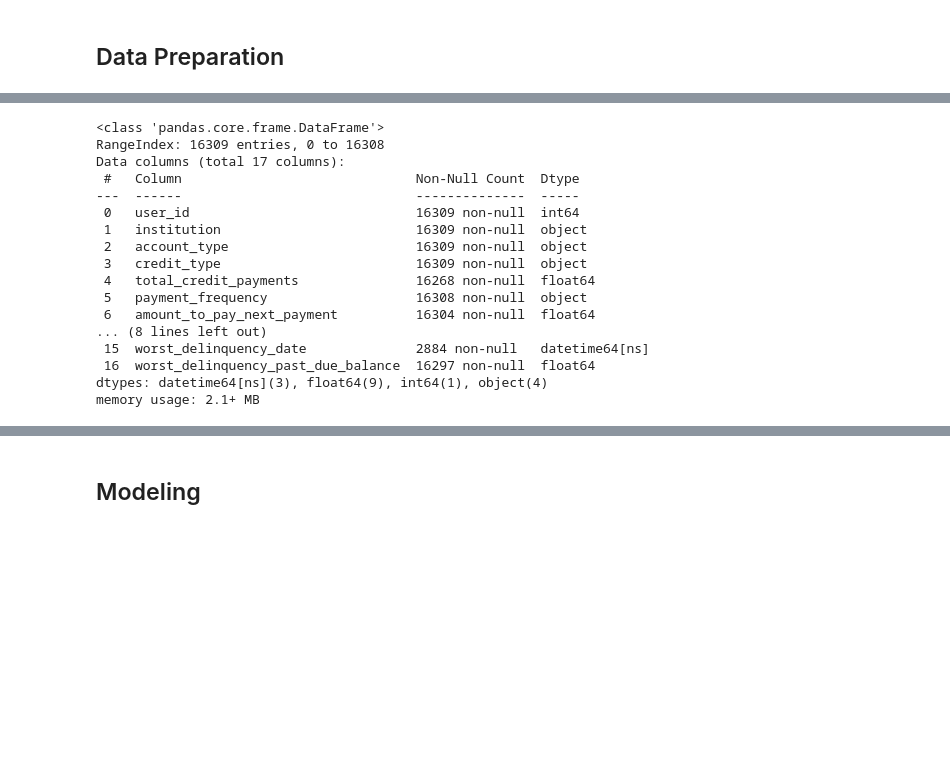
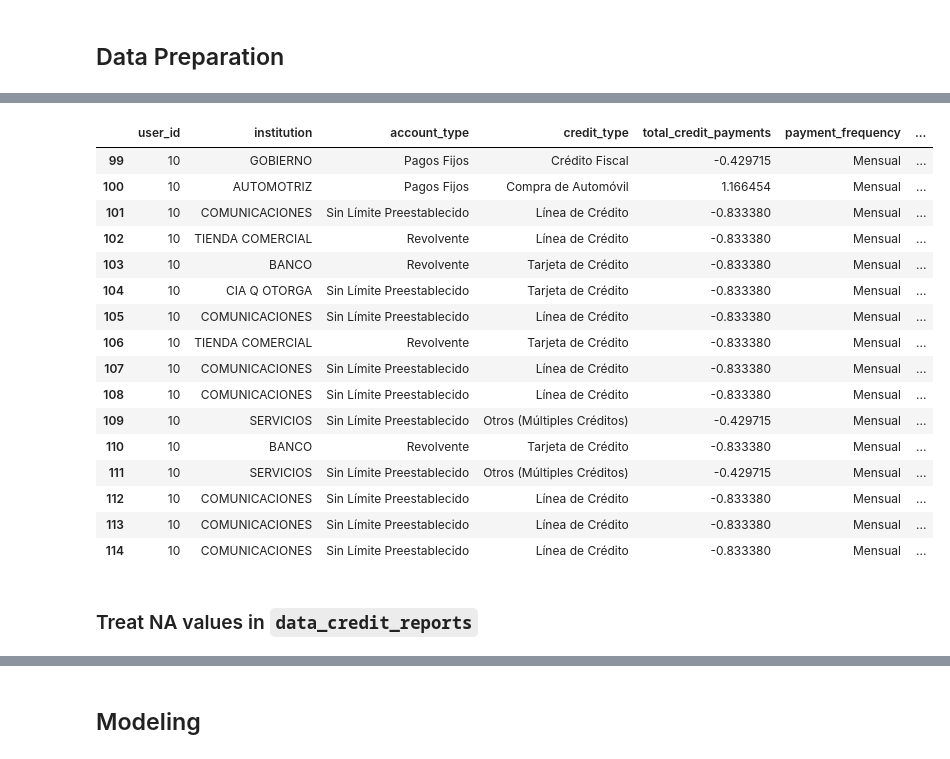
Before and after one commit to IsaiasGutierrezCruz/CreditRisk, a Jupyter notebook: ChallengeCreditRisk.ipynb, the cells around one changed output, grey strips where cells are left out. Drawn from its saved outputs; the diff is of its cells as text; code cells hidden in the pictures; blank space fills up the shorter version.

```diff
--- a/ChallengeCreditRisk.ipynb
+++ b/ChallengeCreditRisk.ipynb
@@ -375,0 +340,3 @@ plt.tight_layout()
+# %%
+mask = data_credit_reports.isna().sum() / len(data_credit_reports) < 0.3
+data_credit_reports = data_credit_reports.loc[:, mask]
@@ -375,0 +345,3 @@ plt.tight_layout()
+# %%
+data1 = data_users.copy()
+data2 = data_credit_reports.copy()
@@ -376,23 +406,25 @@ plt.tight_layout()
+# %%
+agg_data2Qua = data2.groupby('user_id').agg({'institution': [pd.Series.mode], 'account_type':[pd.Series.mode]})
+# %% [output]
+|  | user_id | institution | account_type | credit_type | total_credit_payments | payment_frequency | ... |
+| 99 | 10 | GOBIERNO | Pagos Fijos | Crédito Fiscal | -0.429715 | Mensual | ... |
+| 100 | 10 | AUTOMOTRIZ | Pagos Fijos | Compra de Automóvil | 1.166454 | Mensual | ... |
+| 101 | 10 | COMUNICACIONES | Sin Límite Preestablecido | Línea de Crédito | -0.833380 | Mensual | ... |
+| 102 | 10 | TIENDA COMERCIAL | Revolvente | Línea de Crédito | -0.833380 | Mensual | ... |
+| 103 | 10 | BANCO | Revolvente | Tarjeta de Crédito | -0.833380 | Mensual | ... |
+| 104 | 10 | CIA Q OTORGA | Sin Límite Preestablecido | Tarjeta de Crédito | -0.833380 | Mensual | ... |
+| 105 | 10 | COMUNICACIONES | Sin Límite Preestablecido | Línea de Crédito | -0.833380 | Mensual | ... |
+| 106 | 10 | TIENDA COMERCIAL | Revolvente | Tarjeta de Crédito | -0.833380 | Mensual | ... |
+| 107 | 10 | COMUNICACIONES | Sin Límite Preestablecido | Línea de Crédito | -0.833380 | Mensual | ... |
+| 108 | 10 | COMUNICACIONES | Sin Límite Preestablecido | Línea de Crédito | -0.833380 | Mensual | ... |
+| 109 | 10 | SERVICIOS | Sin Límite Preestablecido | Otros (Múltiples Créditos) | -0.429715 | Mensual | ... |
+| 110 | 10 | BANCO | Revolvente | Tarjeta de Crédito | -0.833380 | Mensual | ... |
+| 111 | 10 | SERVICIOS | Sin Límite Preestablecido | Otros (Múltiples Créditos) | -0.429715 | Mensual | ... |
+| 112 | 10 | COMUNICACIONES | Sin Límite Preestablecido | Línea de Crédito | -0.833380 | Mensual | ... |
+| 113 | 10 | COMUNICACIONES | Sin Límite Preestablecido | Línea de Crédito | -0.833380 | Mensual | ... |
+| 114 | 10 | COMUNICACIONES | Sin Límite Preestablecido | Línea de Crédito | -0.833380 | Mensual | ... |
+# %% [markdown]
+### Treat NA values in `data_credit_reports`
 # %%
 from sklearn.base import BaseEstimator, TransformerMixin
 from sklearn.impute import SimpleImputer
-# %%
-data2.info()
-# %% [output]
-<class 'pandas.core.frame.DataFrame'>
-RangeIndex: 16309 entries, 0 to 16308
-Data columns (total 17 columns):
- #   Column                              Non-Null Count  Dtype
----  ------                              --------------  -----
- 0   user_id                             16309 non-null  int64
- 1   institution                         16309 non-null  object
- 2   account_type                        16309 non-null  object
- 3   credit_type                         16309 non-null  object
- 4   total_credit_payments               16268 non-null  float64
- 5   payment_frequency                   16308 non-null  object
- 6   amount_to_pay_next_payment          16304 non-null  float64
-... (8 lines left out)
- 15  worst_delinquency_date              2884 non-null   datetime64[ns]
- 16  worst_delinquency_past_due_balance  16297 non-null  float64
-dtypes: datetime64[ns](3), float64(9), int64(1), object(4)
-memory usage: 2.1+ MB
```
Also changed, not shown: parts of 36 cells of this notebook.
